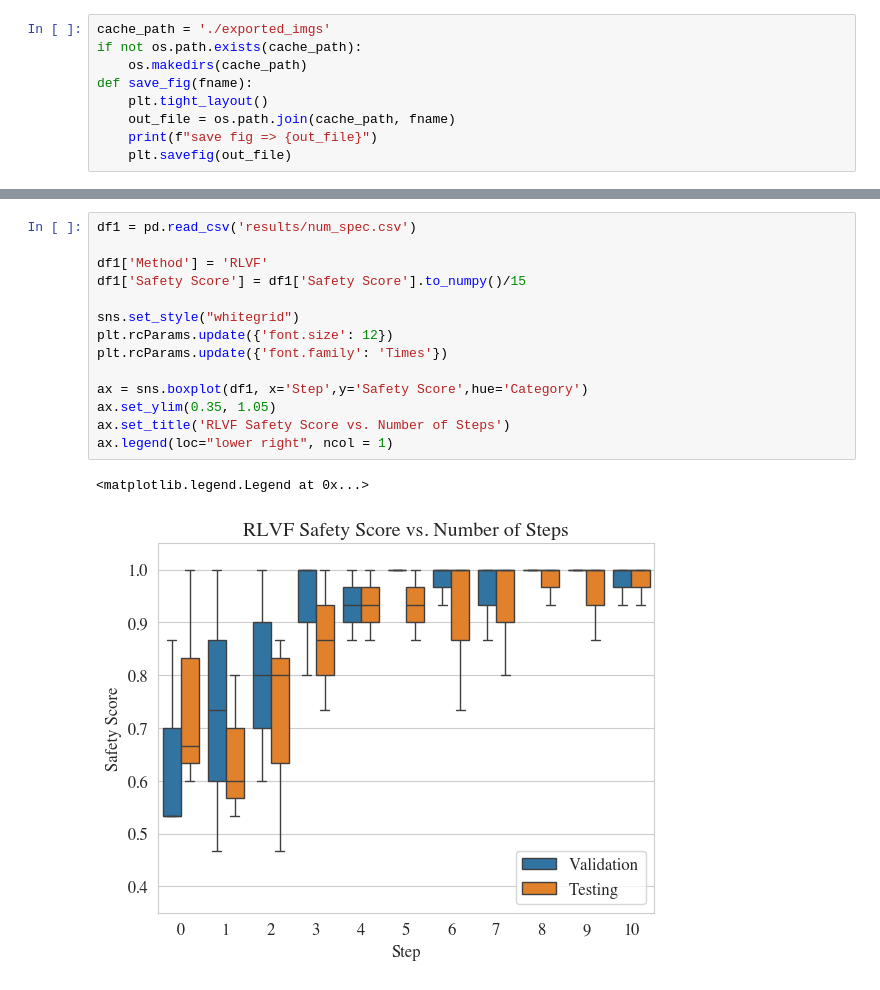
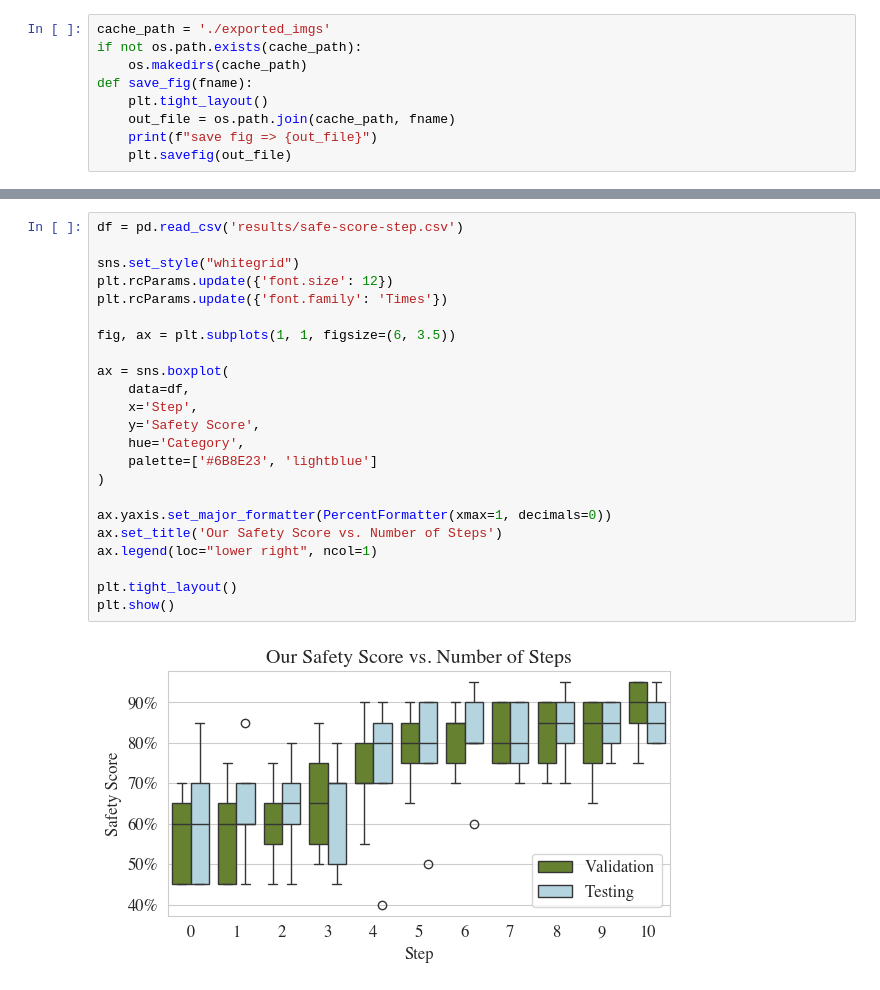
Before and after one commit to yunhaoyang234/skill-optimization, a Jupyter notebook: plot.ipynb, the cells around one changed output, grey strips where cells are left out. Cells and saved outputs as stored; diff of their text form.

```diff
--- a/plot.ipynb
+++ b/plot.ipynb
@@ -105,17 +75,25 @@ save fig => ./exported_imgs/sample-size-accuracy-n-time.pdf
 # %%
-df1 = pd.read_csv('results/num_spec.csv')
-
-df1['Method'] = 'RLVF'
-df1['Safety Score'] = df1['Safety Score'].to_numpy()/15
+df = pd.read_csv('results/safe-score-step.csv')
 
 sns.set_style("whitegrid")
 plt.rcParams.update({'font.size': 12})
 plt.rcParams.update({'font.family': 'Times'})
 
-ax = sns.boxplot(df1, x='Step',y='Safety Score',hue='Category')
-ax.set_ylim(0.35, 1.05)
-ax.set_title('RLVF Safety Score vs. Number of Steps')
-ax.legend(loc="lower right", ncol = 1)
+fig, ax = plt.subplots(1, 1, figsize=(6, 3.5))
+
+ax = sns.boxplot(
+    data=df,
+    x='Step',
+    y='Safety Score',
+    hue='Category',
+    palette=['#6B8E23', 'lightblue']
+)
+
+ax.yaxis.set_major_formatter(PercentFormatter(xmax=1, decimals=0))
+ax.set_title('Our Safety Score vs. Number of Steps')
+ax.legend(loc="lower right", ncol=1)
+
+plt.tight_layout()
+plt.show()
 # %% [output]
-<matplotlib.legend.Legend at 0x...>
-[figure, old version]
+[figure, new version]
```
Also changed, not shown: parts of 7 cells of this notebook, 2 other files.
